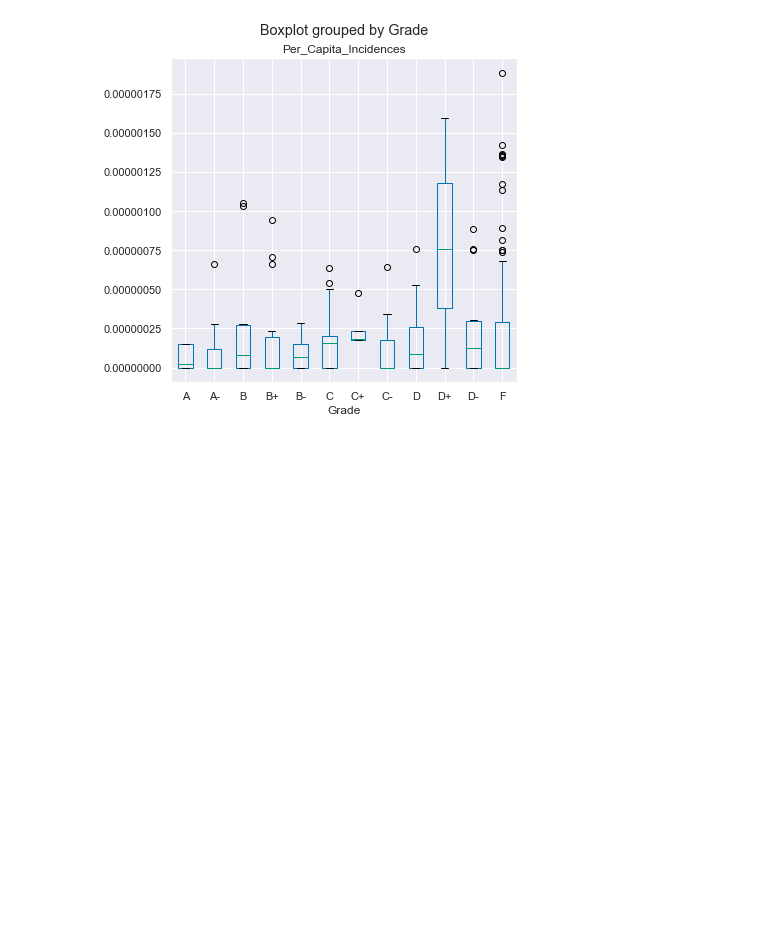
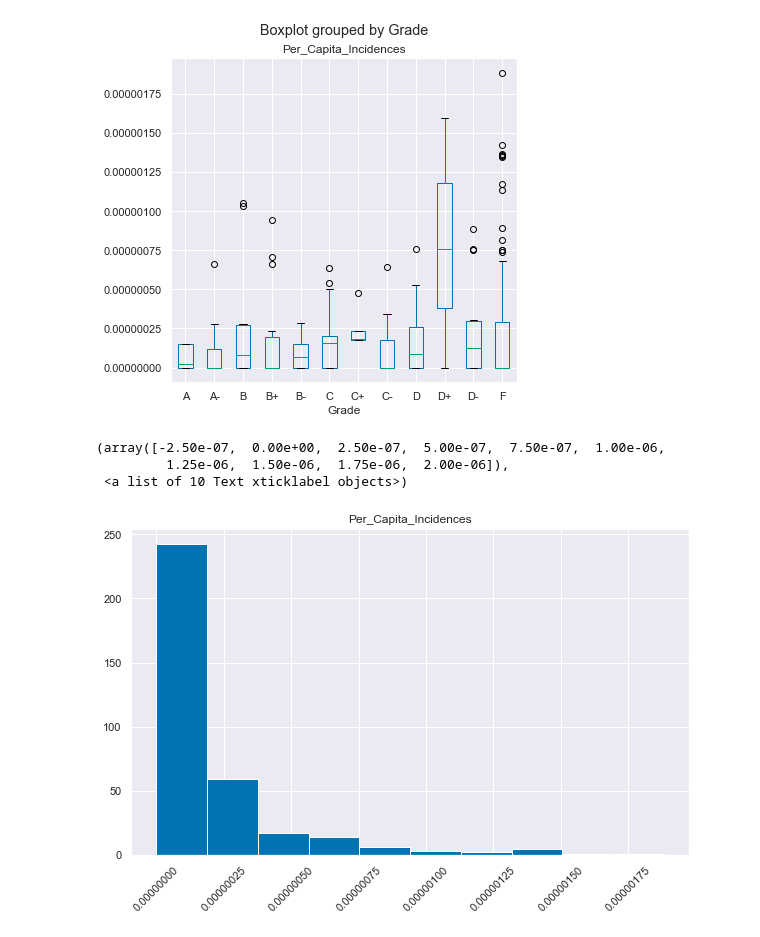
Before and after one commit to loisr/Mod-2-Project, a Jupyter notebook: Reshaped Data.ipynb, the cells around one changed output. Drawn from its saved outputs; the diff is of its cells as text; code cells hidden in the pictures; blank space fills up the shorter version.

```diff
--- a/Reshaped Data.ipynb
+++ b/Reshaped Data.ipynb
@@ -523,3 +535,12 @@ df_with_dummies.boxplot('Per_Capita_Incidences', by='Grade', figsize=(6,6))
 # %% [output]
 <matplotlib.axes._subplots.AxesSubplot at 0x...>
 [figure]
+# %%
+#graphing the incidences per capita
+df_with_dummies.hist('Per_Capita_Incidences', figsize=(10,6))
+plt.xticks(rotation=45)
+# %% [output]
+(array([-2.50e-07,  0.00e+00,  2.50e-07,  5.00e-07,  7.50e-07,  1.00e-06,
+         1.25e-06,  1.50e-06,  1.75e-06,  2.00e-06]),
+ <a list of 10 Text xticklabel objects>)
+[figure, added]
```
Also changed, not shown: parts of 41 cells of this notebook.
